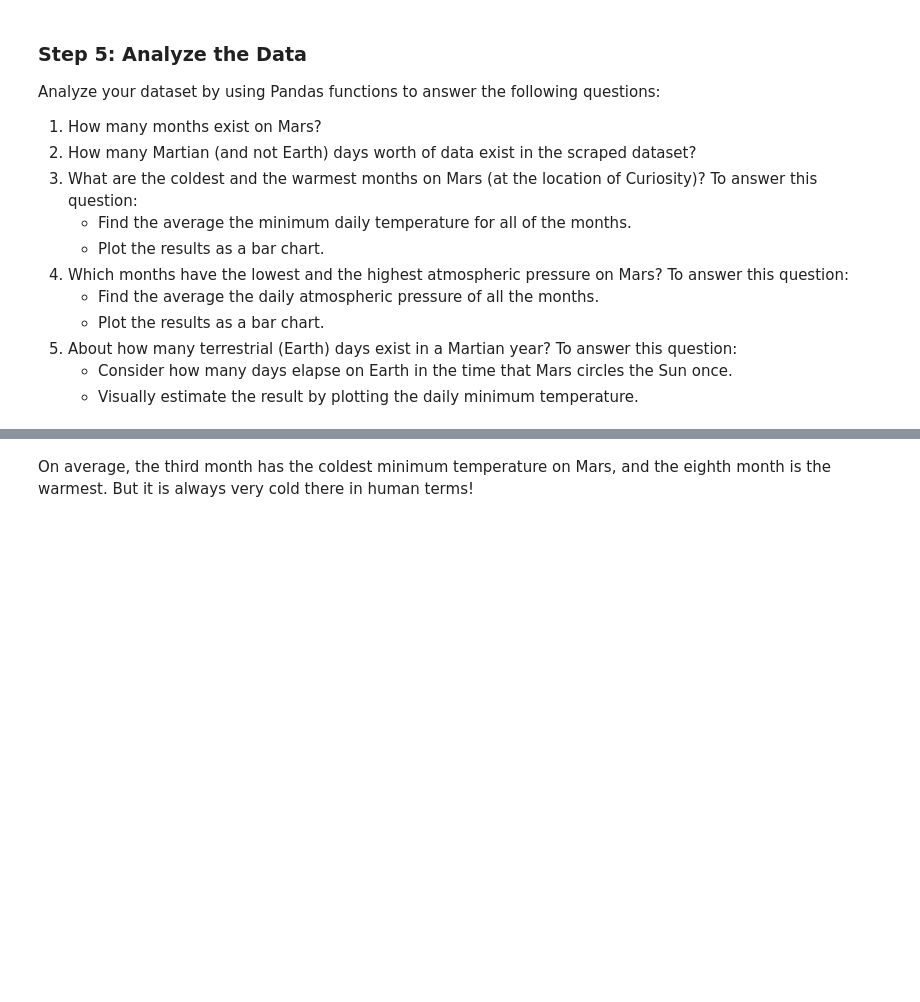
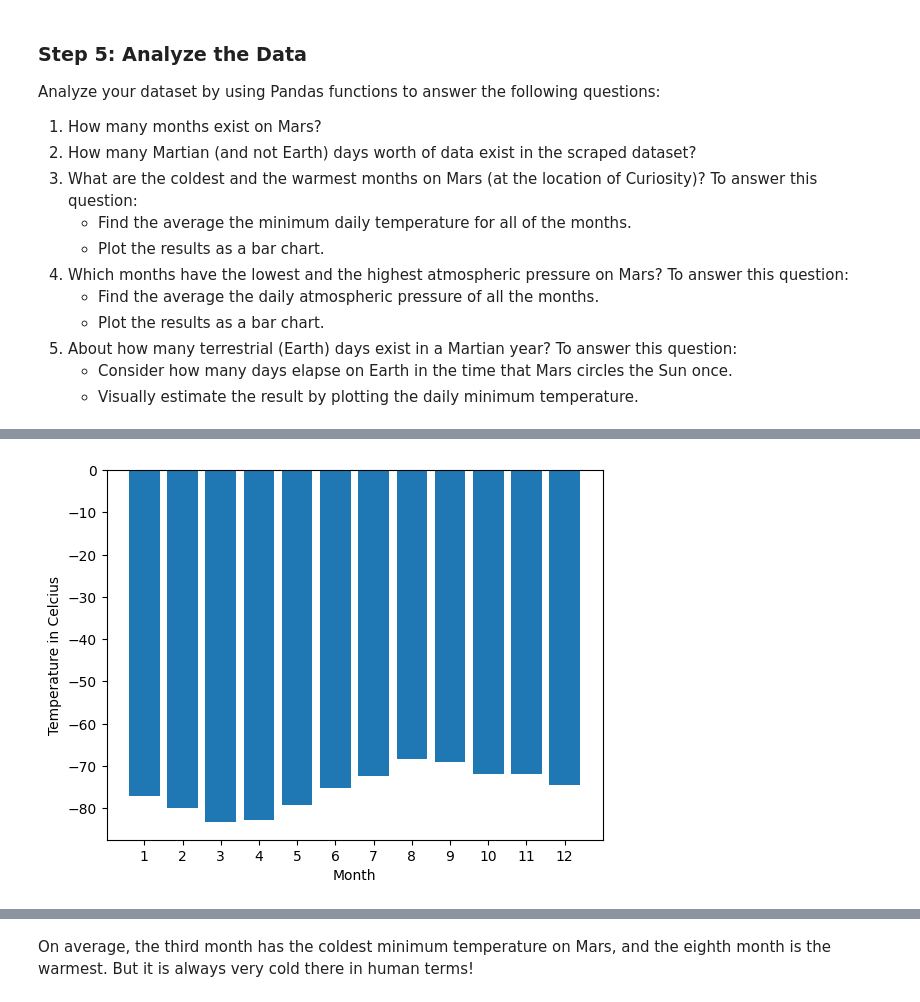
Before and after one commit to lizmartin/webscraping-challenge, a Jupyter notebook: part_2_mars_weather.ipynb, the cells around one changed output, grey strips where cells are left out. Cells and saved outputs as stored; diff of their text form; code cells hidden in the pictures; blank space fills up the shorter version.

```diff
--- a/part_2_mars_weather.ipynb
+++ b/part_2_mars_weather.ipynb
@@ -90,25 +109,6 @@ pressure            object
 dtype: object
 # %%
 # Change data types for data analysis
-#mars_temp_df['terrestrial_date'] = pd.to_datetime(mars_temp_df['terrestrial_date'])
-#mars_temp_df['sol','ls','month'] = pd.Int64Dtype(mars_temp_df['sol','ls','month'])
-#mars_temp_df[['min_temp', 'pressure']] = mars_temp_df[['min_temp', 'pressure']].astype('float64')
-
-#mars_temp_df = mars_temp_df.astype({"id": int,
-#"terrestrial_date": "datetime64[ns]",
-                #"sol": int,
-                #"ls": int,
-                #"month": int,
-                #"min_temp": float,
-                #"pressure": float})
-
-#convert = {'sol': int,
-           'ls': int,
-           'month': int,
-           'min_temp': float,
-           'pressure': float
-}
-
-#mars_temp_df = mars_temp_df.astype(convert)
-mars_temp_df['terrestrial_date'] = \
-    pd.to_datetime(mars_temp_df['terrestrial_date'])
+mars_temp_df['terrestrial_date'] = pd.to_datetime(mars_temp_df['terrestrial_date'])
+mars_temp_df[['id','sol','ls','month']] = mars_temp_df[['id','sol','ls','month']].astype(int)
+mars_temp_df[['min_temp', 'pressure']] = mars_temp_df[['min_temp', 'pressure']].astype(float)
@@ -140,2 +168,4 @@ Analyze your dataset by using Pandas functions to answer the following questions
 # %%
 # 3. What is the average low temperature by month?
+avg_temp = mars_temp_df[['month', 'min_temp']].groupby('month').mean()
+avg_temp
@@ -145,0 +187,16 @@ Analyze your dataset by using Pandas functions to answer the following questions
+# %%
+# Plot the average temperature by month
+months = avg_temp.index
+temp = avg_temp['min_temp']
+
+import numpy as np
+x_axis = np.arange(0, len(months))
+tick_loc = [x for x in x_axis]
+
+plt.xlabel("Month")
+plt.ylabel("Temperature in Celcius")
+plt.bar(x_axis, temp)
+plt.xticks(tick_loc, months)
+plt.show()
+# %% [output]
+[figure, added]
```
Also changed, not shown: parts of 17 cells of this notebook, 1 other file.
